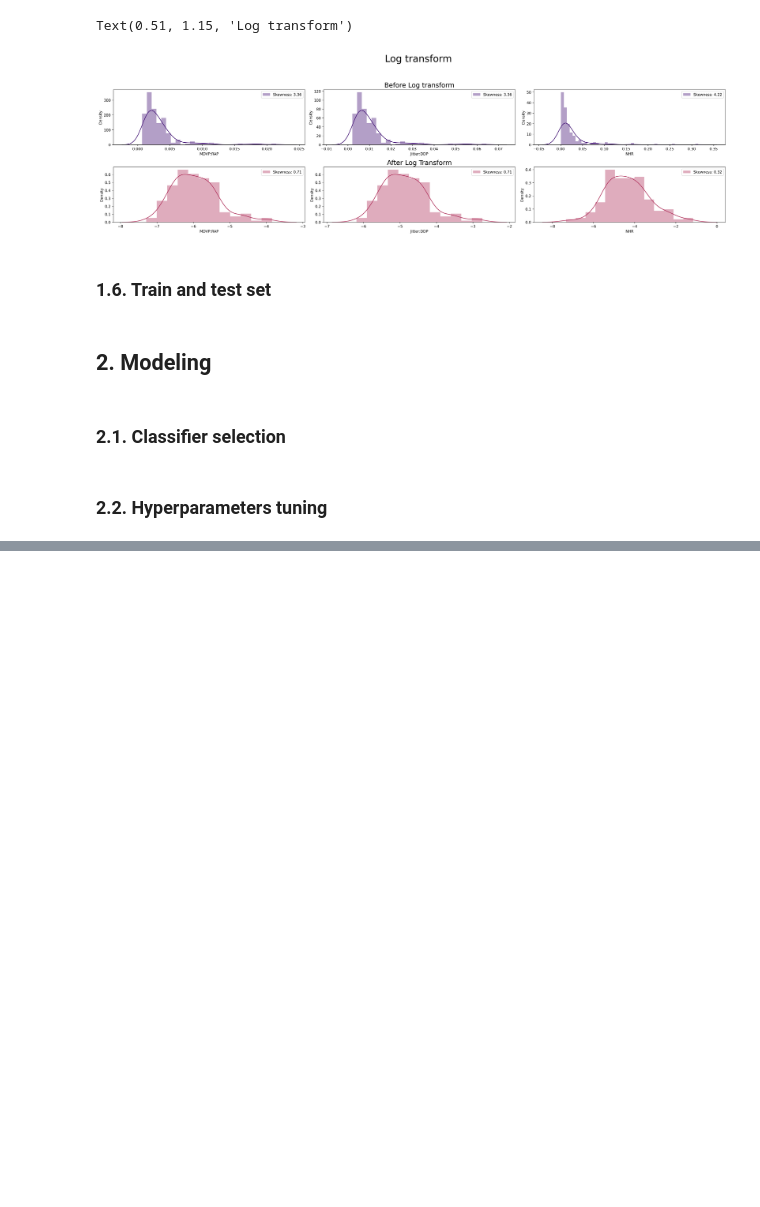
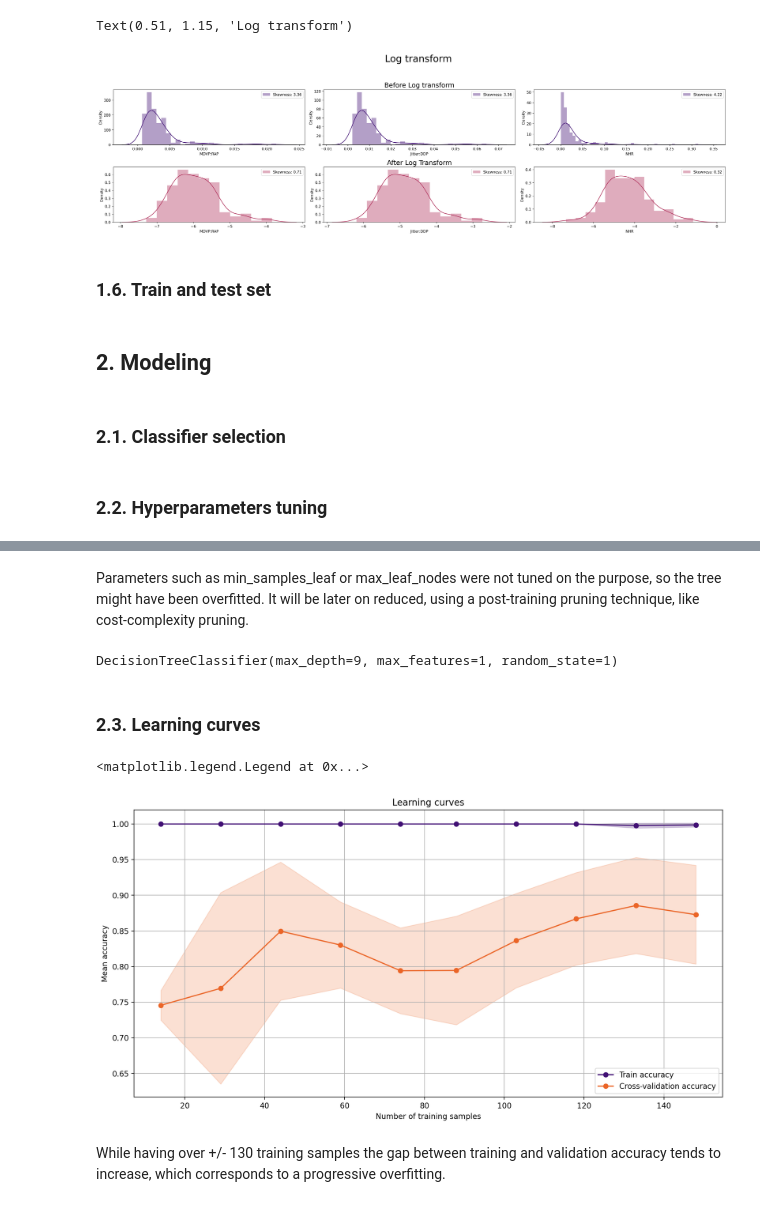
Before and after one commit to s-vsp/Basic-Projects, a Jupyter notebook: main.ipynb, the cells around one changed output, grey strips where cells are left out. Saved outputs shown, nothing was run; the diff lists cells and outputs as text; code cells hidden in the pictures; blank space fills up the shorter version.

```diff
--- a/main.ipynb
+++ b/main.ipynb
@@ -286,0 +291,9 @@ searching.best_score_
+# %% [markdown]
+Parameters such as min_samples_leaf or max_leaf_nodes were not tuned on the purpose, so the tree might have been overfitted. It will be later on reduced, using a post-training pruning technique, like cost-complexity pruning.
+# %%
+tree_classifier = searching.best_estimator_
+tree_classifier
+# %% [output]
+DecisionTreeClassifier(max_depth=9, max_features=1, random_state=1)
+# %% [markdown]
+### 2.3. Learning curves
@@ -286,0 +302,27 @@ searching.best_score_
+# %%
+train_sizes, train_scores, val_scores = learning_curve(estimator=tree_classifier, X=X_train, y=y_train, train_sizes=np.linspace(0.1,1,10), cv=kfold_outer)
+
+# kfold_outer iterations (10) for each train_size (10) -> shapes of scores: [10,10]
+
+train_mean = np.mean(train_scores, axis=1) # in rows
+val_mean = np.mean(val_scores, axis=1)
+train_std = np.std(train_scores, axis=1)
+val_std = np.std(val_scores, axis=1)
+
+plt.figure(dpi=200, figsize=(14,7))
+plt.plot(train_sizes, train_mean, color="#411074", marker="o", label="Train accuracy")
+plt.fill_between(train_sizes, train_mean + train_std, train_mean - train_std, alpha=0.2, color="#411074")
+
+plt.plot(train_sizes, val_mean, color="#eb6527", marker="o", label="Cross-validation accuracy")
+plt.fill_between(train_sizes, val_mean + val_std, val_mean - val_std, alpha=0.2, color="#eb6527")
+
+plt.grid(True)
+plt.xlabel("Number of training samples")
+plt.ylabel("Mean accuracy")
+plt.title("Learning curves")
+plt.legend(loc="lower right")
+# %% [output]
+<matplotlib.legend.Legend at 0x...>
+[figure, added]
+# %% [markdown]
+While having over +/- 130 training samples the gap between training and validation accuracy tends to increase, which corresponds to a progressive overfitting.
```
Also changed, not shown: parts of 8 cells of this notebook, 2 other files.
